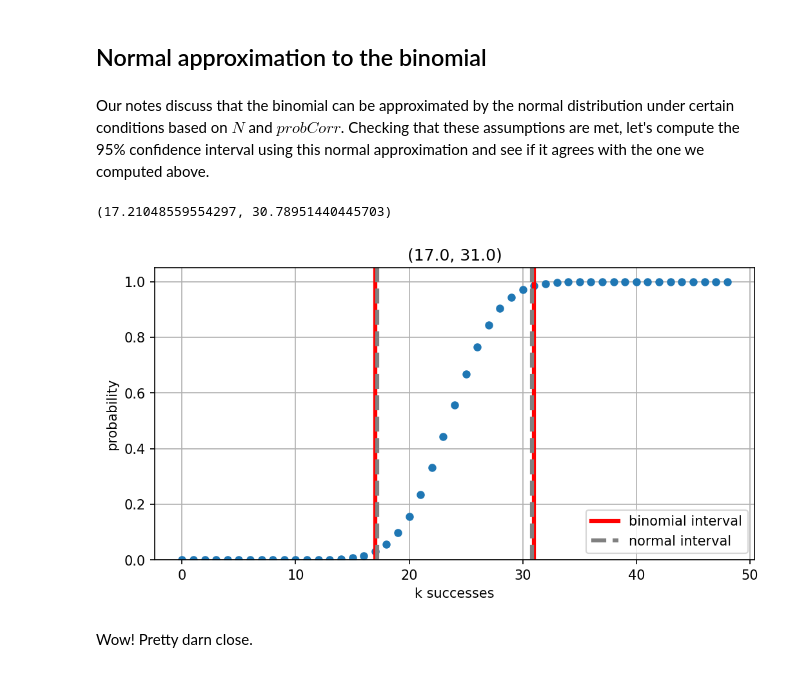
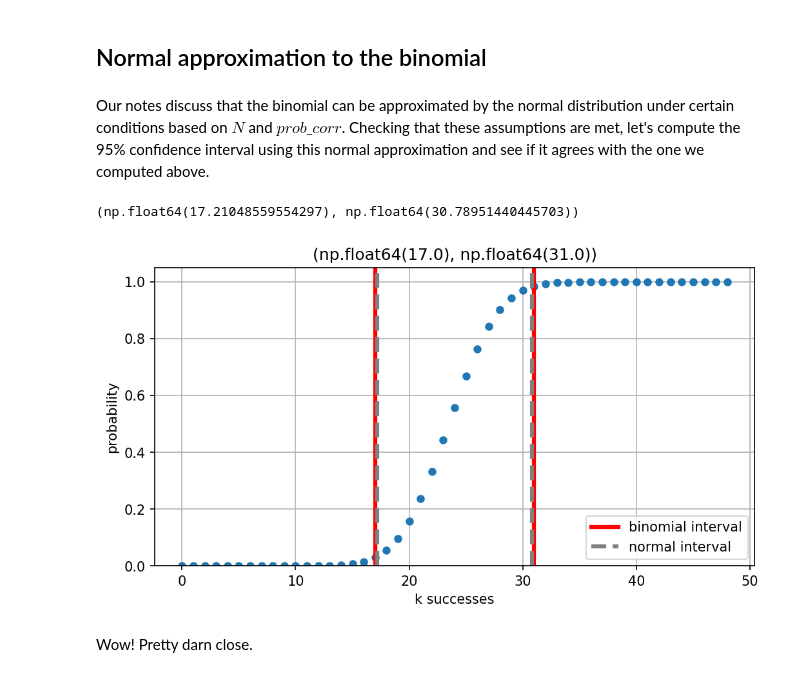
Before and after one commit to eabarnes1010/course_objective_analysis, a Jupyter notebook: code/binomial_examples.ipynb, the cells around one changed output. Drawn from its saved outputs; the diff is of its cells as text; code cells hidden in the pictures.

````diff
--- a/code/binomial_examples.ipynb
+++ b/code/binomial_examples.ipynb
@@ -76,6 +77,6 @@ And surprising noone, we get the same answer! Great.
 
 Now for the second part of the problem. What are the 95% confidence bounds on the number of models that will agree by chance alone (for alpha=0.05)? That is, now I want 2.5% on either side of distribution. This can be done with the same stats package, now using the method ```interval```.
 # %%
-bin_int = stats.binom.interval(1-alpha, N, probCorr)
+bin_int = stats.binom.interval(1 - alpha, N, prob_corr)
 bin_int
 # %% [output]
@@ -100,34 +101,40 @@ Looking at my plot, these values make sense. So I am happy.
 # %% [markdown]
 ## Normal approximation to the binomial
 # %% [markdown]
-Our notes discuss that the binomial can be approximated by the normal distribution under certain conditions based on $N$ and $probCorr$. Checking that these assumptions are met, let's compute the 95% confidence interval using this normal approximation and see if it agrees with the one we computed above.
+Our notes discuss that the binomial can be approximated by the normal distribution under certain conditions based on $N$ and $prob\_corr$. Checking that these assumptions are met, let's compute the 95% confidence interval using this normal approximation and see if it agrees with the one we computed above.
 # %%
-#theoretical mu and sigma for large enough N
-mu = N*probCorr
-sigma = np.sqrt(N*probCorr*(1-probCorr))
+# Theoretical mu and sigma for large enough N.
+mu = N * prob_corr
+sigma = np.sqrt(N * prob_corr * (1 - prob_corr))
 
-norm_int = stats.norm.interval(1-alpha,loc=mu,scale=sigma)
+norm_int = stats.norm.interval(1 - alpha, loc=mu, scale=sigma)
 norm_int
 # %% [output]
-(17.21048559554297, 30.78951440445703)
+(np.float64(17.21048559554297), np.float64(30.78951440445703))
 # %%
-plt.figure(figsize=(8,4))
-plt.plot(run_sum_vec,'.',markersize=10)
+plt.figure(figsize=(8, 4))
+plt.plot(run_sum_vec, ".", markersize=10)
 
-plt.axvline(x=bin_int[0],color='red',linewidth=3,label='binomial interval')
-plt.axvline(x=bin_int[1],color='red',linewidth=3)
+plt.axvline(x=bin_int[0], color="red", linewidth=3, label="binomial interval")
+plt.axvline(x=bin_int[1], color="red", linewidth=3)
 
-plt.axvline(x=norm_int[0],color='gray',linewidth=3,linestyle='--',label='normal interval')
-plt.axvline(x=norm_int[1],color='gray',linewidth=3,linestyle='--')
+plt.axvline(
+    x=norm_int[0],
+    color="gray",
+    linewidth=3,
+    linestyle="--",
+    label="normal interval",
+)
+plt.axvline(x=norm_int[1], color="gray", linewidth=3, linestyle="--")
 
 plt.legend(loc=4)
-plt.grid('on')
-plt.xlabel('k successes')
-plt.ylabel('probability')
-plt.title(bin_int)
-plt.ylim(0,1.05)
+plt.grid(True)
+plt.xlabel("k successes")
+plt.ylabel("probability")
+plt.title(str(bin_int))
+plt.ylim(0, 1.05)
 plt.show()
 # %% [output]
-[figure, old version]
+[figure, new version]
 # %% [markdown]
 Wow! Pretty darn close.
````
Also changed, not shown: parts of 10 cells of this notebook.
